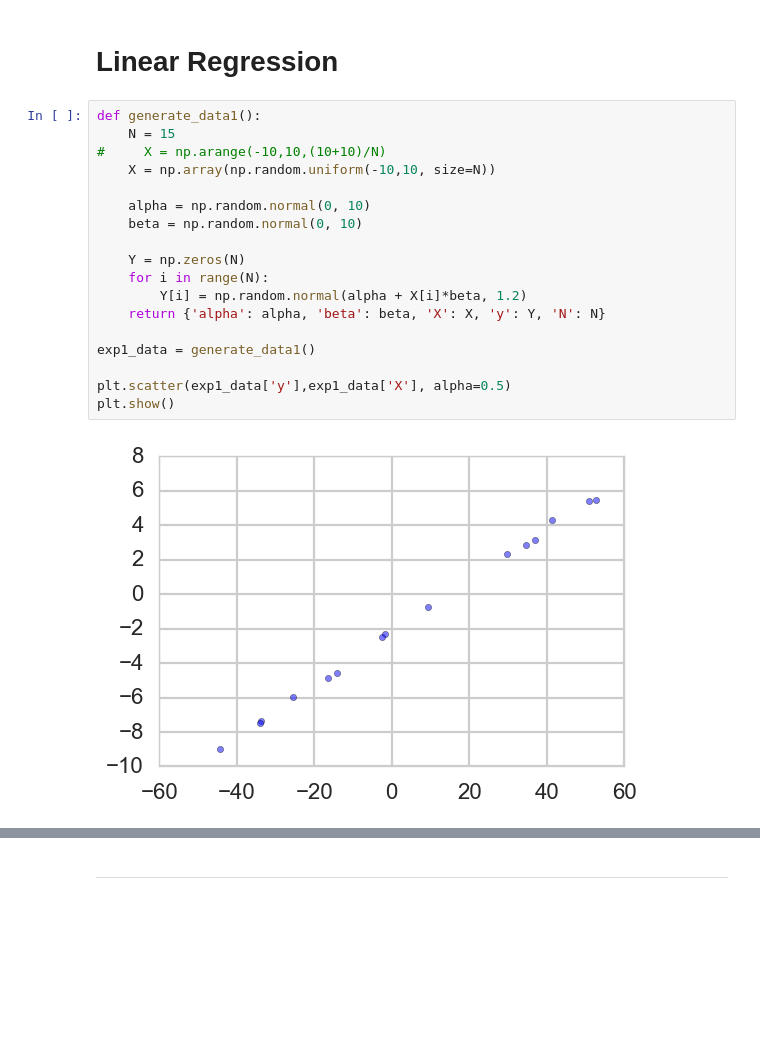
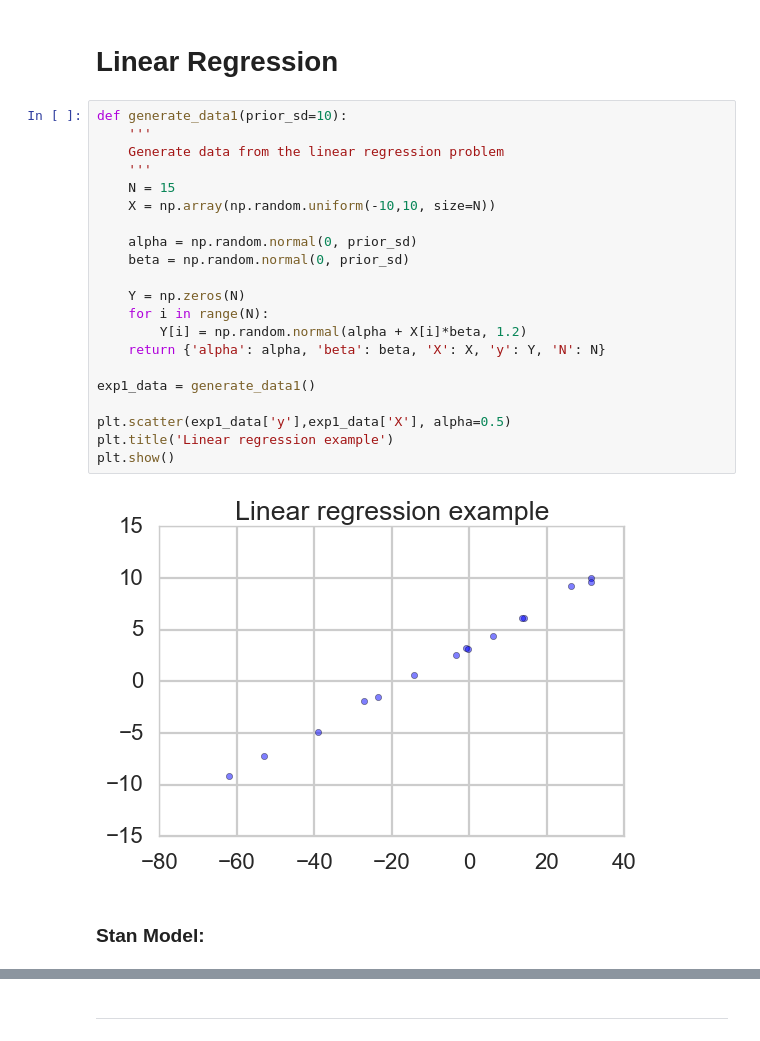
Before and after one commit to NickHoernle/mit-bayesian-inference, a Jupyter notebook: notebooks/6882_presentation.ipynb, the cells around one changed output, grey strips where cells are left out. Drawn from its saved outputs; the diff is of its cells as text; blank space fills up the shorter version.

```diff
--- a/notebooks/6882_presentation.ipynb
+++ b/notebooks/6882_presentation.ipynb
@@ -120,25 +150,30 @@ def algorithm(data_gen, experiment, variables):
 # %% [markdown]
 # Linear Regression
 # %%
-def generate_data1():
+def generate_data1(prior_sd=10):
+    '''
+    Generate data from the linear regression problem
+    '''
     N = 15
-#     X = np.arange(-10,10,(10+10)/N)
     X = np.array(np.random.uniform(-10,10, size=N))
 
-    alpha = np.random.normal(0, 10)
-    beta = np.random.normal(0, 10)
+    alpha = np.random.normal(0, prior_sd)
+    beta = np.random.normal(0, prior_sd)
 
     Y = np.zeros(N)
     for i in range(N):
         Y[i] = np.random.normal(alpha + X[i]*beta, 1.2)
     return {'alpha': alpha, 'beta': beta, 'X': X, 'y': Y, 'N': N}
 
 exp1_data = generate_data1()
 
 plt.scatter(exp1_data['y'],exp1_data['X'], alpha=0.5)
+plt.title('Linear regression example')
 plt.show()
 # %% [output]
-[figure, old version]
+[figure, new version]
+# %% [markdown]
+### Stan Model:
 # %%
 exp1_code = '''
 data {
```
Also changed, not shown: parts of 60 cells of this notebook, 1 other file.
